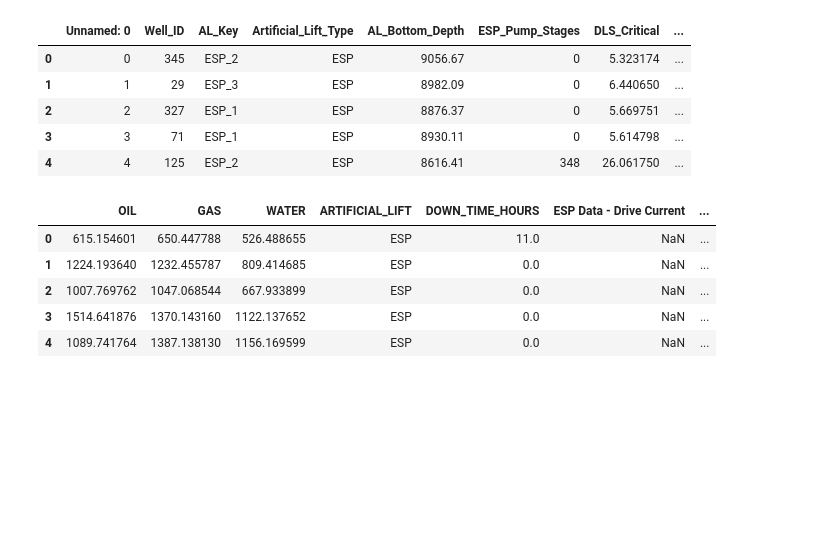
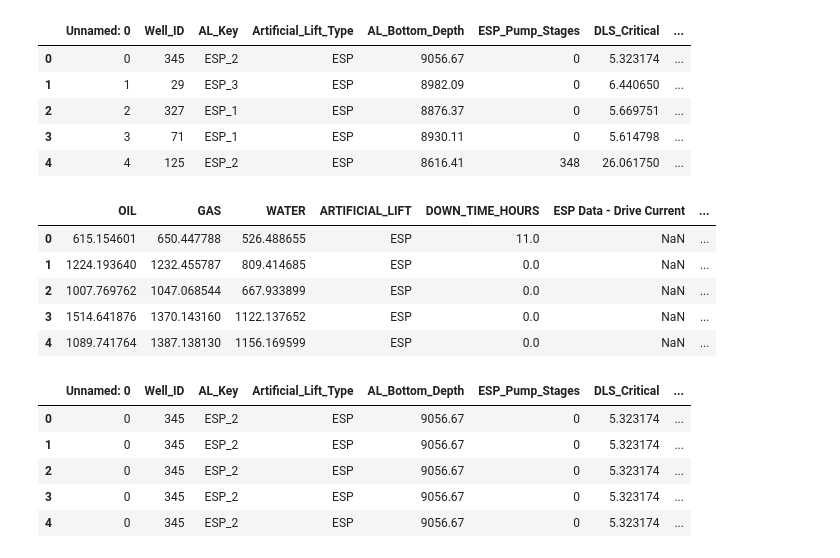
Before and after one commit to BenStormer/Hackalopes-Cleaned, a Jupyter notebook: data_viz.ipynb, the cells around one changed output. Cells and saved outputs as stored; diff of their text form; code cells hidden in the pictures; blank space fills up the shorter version.

```diff
--- a/data_viz.ipynb
+++ b/data_viz.ipynb
@@ -34,6 +35,14 @@ daily_data.head()
 # %%
 # Combine both well and daily data according to the specific well and pump
 combined_data = pd.merge(well_data, daily_data, on=["Well_ID", "AL_Key"])
+combined_data.head()
+# %% [output]
+|  | Unnamed: 0 | Well_ID | AL_Key | Artificial_Lift_Type | AL_Bottom_Depth | ESP_Pump_Stages | DLS_Critical | ... |
+| 0 | 0 | 345 | ESP_2 | ESP | 9056.67 | 0 | 5.323174 | ... |
+| 1 | 0 | 345 | ESP_2 | ESP | 9056.67 | 0 | 5.323174 | ... |
+| 2 | 0 | 345 | ESP_2 | ESP | 9056.67 | 0 | 5.323174 | ... |
+| 3 | 0 | 345 | ESP_2 | ESP | 9056.67 | 0 | 5.323174 | ... |
+| 4 | 0 | 345 | ESP_2 | ESP | 9056.67 | 0 | 5.323174 | ... |
 # %%
 # All wells in solution
 solution_df = pd.read_csv("../Hackalopes/solution.csv")  # Read in solutions.csv
```
Also changed, not shown: parts of 3 cells of this notebook.
